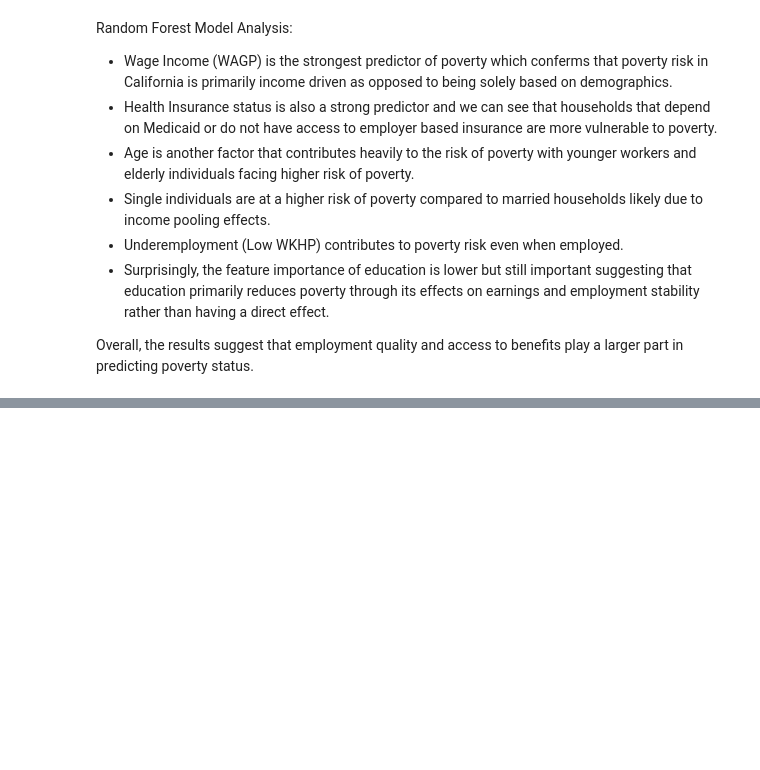
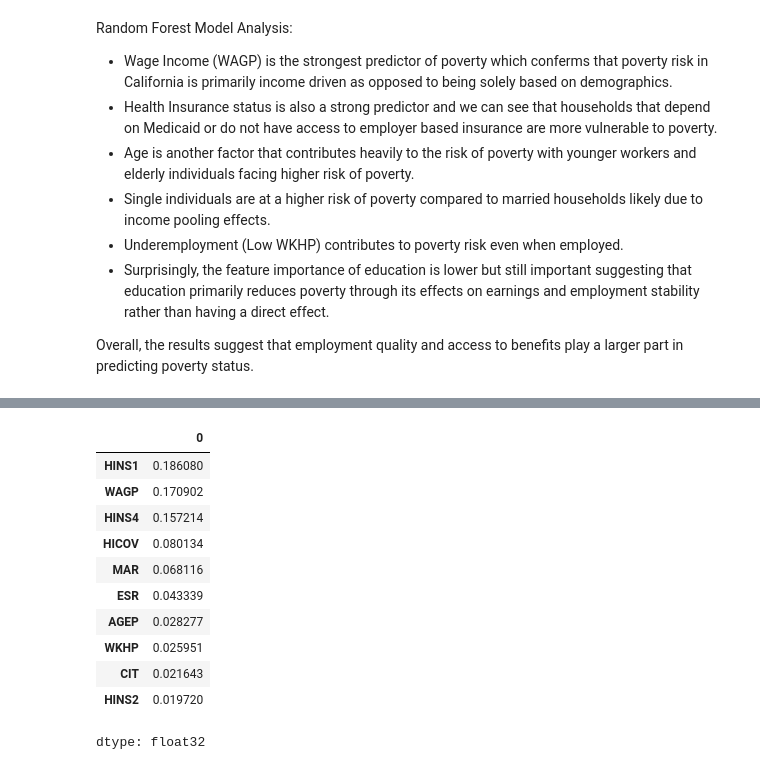
Before and after one commit to marcelalozano27-ship-it/Predicting-CA-Poverty--ML-Project, a Jupyter notebook: MLFinalProject.ipynb, the cells around one changed output, grey strips where cells are left out. Cells and saved outputs as stored; diff of their text form; code cells hidden in the pictures; blank space fills up the shorter version.

```diff
--- a/MLFinalProject.ipynb
+++ b/MLFinalProject.ipynb
@@ -553,0 +775,21 @@ Overall, the results suggest that employment quality and access to benefits play
+# %%
+# Feature importance
+xgb_feature_importance = pd.Series(
+    xgb_model.feature_importances_,
+    index=X.columns
+).sort_values(ascending=False)
+
+xgb_feature_importance.head(10)
+# %% [output]
+|  | 0 |
+| HINS1 | 0.186080 |
+| WAGP | 0.170902 |
+| HINS4 | 0.157214 |
+| HICOV | 0.080134 |
+| MAR | 0.068116 |
+| ESR | 0.043339 |
+| AGEP | 0.028277 |
+| WKHP | 0.025951 |
+| CIT | 0.021643 |
+| HINS2 | 0.019720 |
+dtype: float32
```
Also changed, not shown: parts of 28 cells of this notebook.
